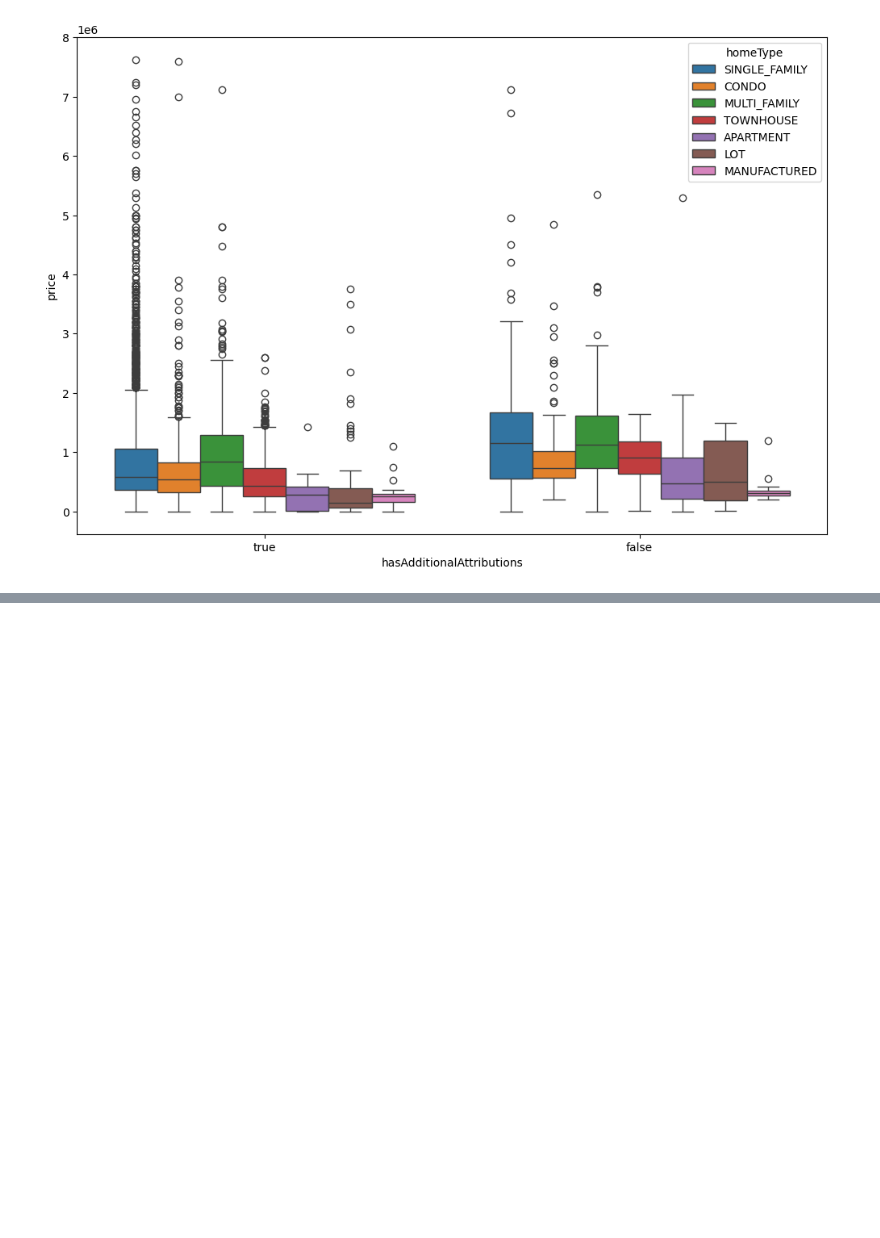
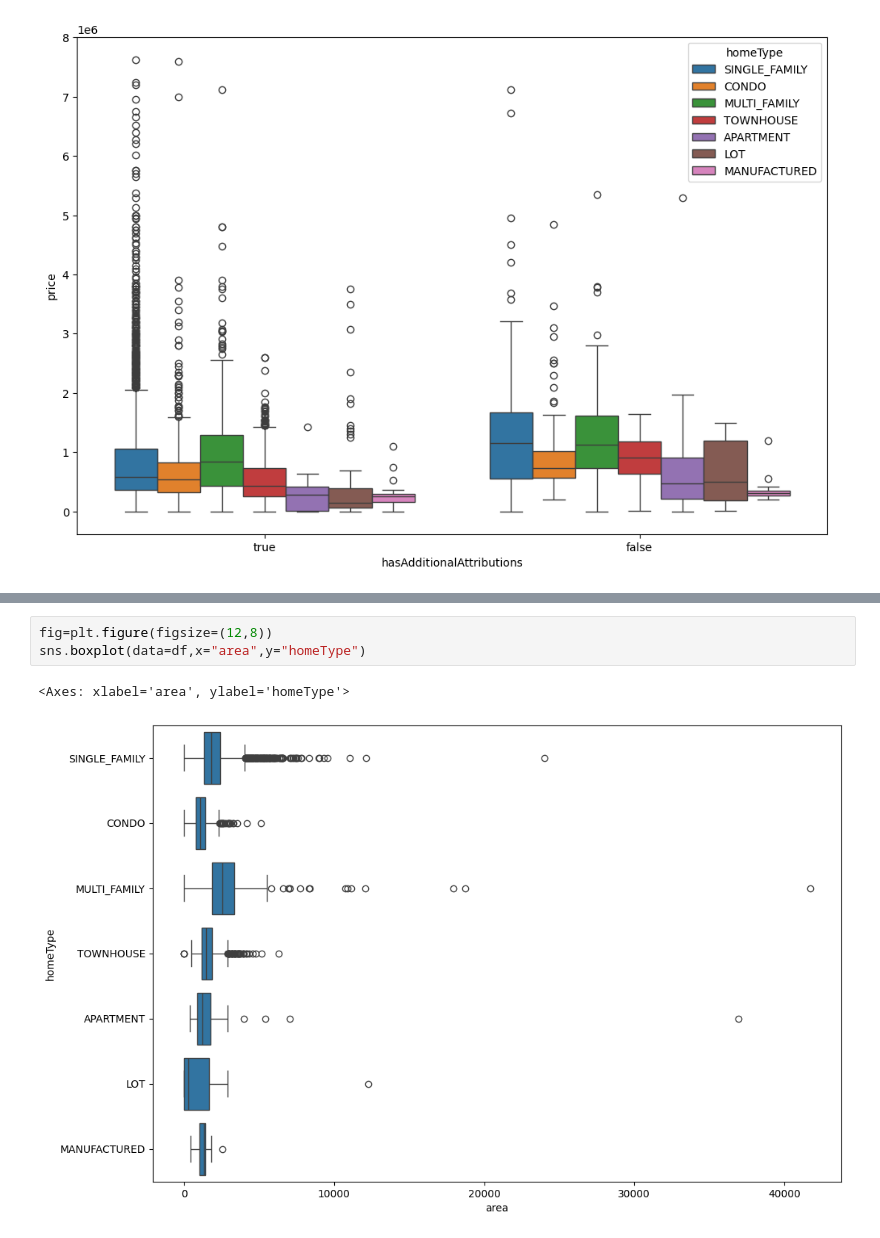
Before and after one commit to srikanthragh06/dataVisualizationCaseStudy, a Jupyter notebook: srikanth_eda.ipynb, the cells around one changed output, grey strips where cells are left out. Saved outputs shown, nothing was run; the diff lists cells and outputs as text; blank space fills up the shorter version.

```diff
--- a/srikanth_eda.ipynb
+++ b/srikanth_eda.ipynb
@@ -240,0 +247,6 @@ sns.boxplot(data=df,x="hasAdditionalAttributions",y="price",hue="homeType")
+# %%
+fig=plt.figure(figsize=(12,8))
+sns.boxplot(data=df,x="area",y="homeType")
+# %% [output]
+<Axes: xlabel='area', ylabel='homeType'>
+[figure, added]
```
Also changed, not shown: parts of 16 cells of this notebook, 1 other file.
